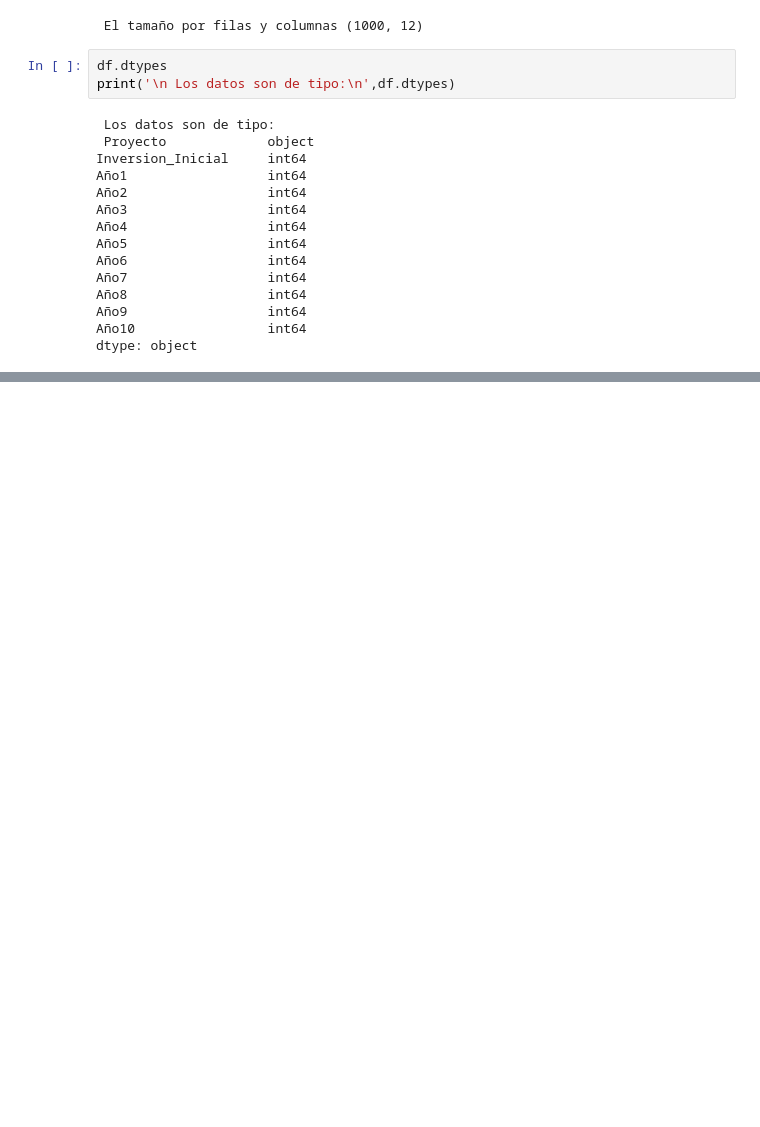
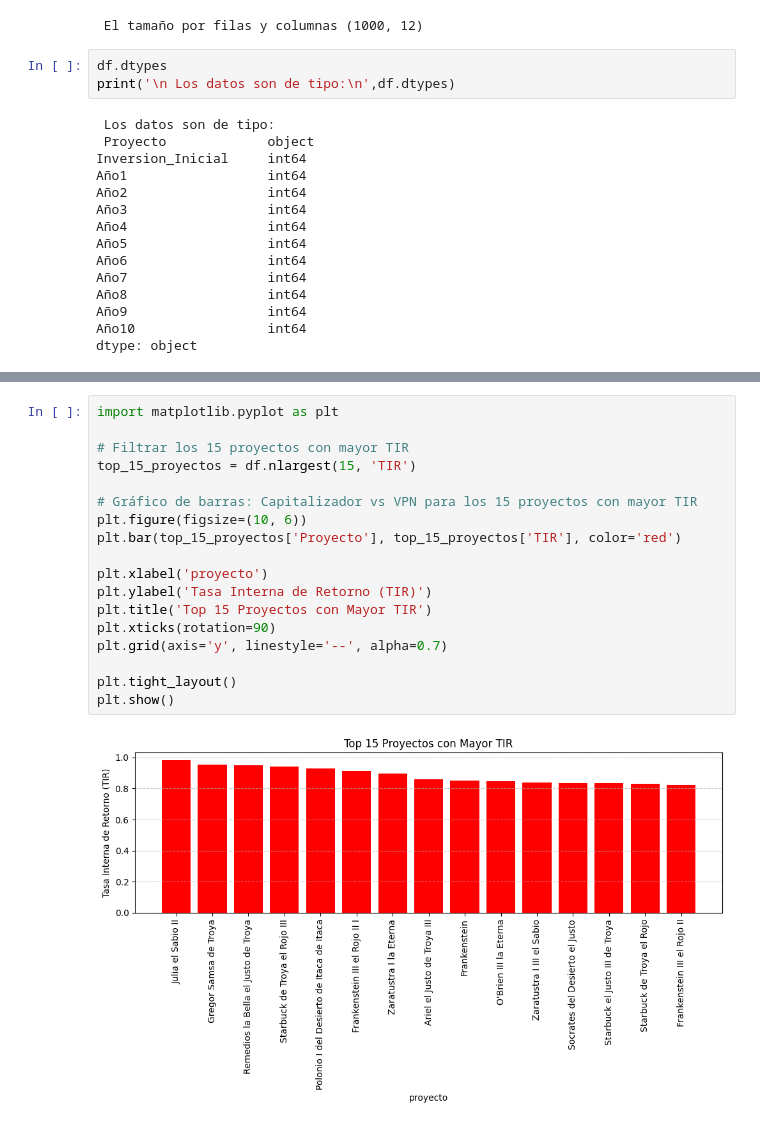
Before and after one commit to JEROFRAN/Curso_de_lenguajes_de_programaci-n, a Jupyter notebook: Examen_institucional_ipyn1.ipynb, the cells around one changed output, grey strips where cells are left out. Drawn from its saved outputs; the diff is of its cells as text; blank space fills up the shorter version.

```diff
--- a/Examen_institucional_ipyn1.ipynb
+++ b/Examen_institucional_ipyn1.ipynb
@@ -165,0 +194,20 @@ FloatSlider(value=0.1, description='Tasa (%)', max=0.3, min=0.01, step=0.01)
+# %%
+import matplotlib.pyplot as plt
+
+# Filtrar los 15 proyectos con mayor TIR
+top_15_proyectos = df.nlargest(15, 'TIR')
+
+# Gráfico de barras: Capitalizador vs VPN para los 15 proyectos con mayor TIR
+plt.figure(figsize=(10, 6))
+plt.bar(top_15_proyectos['Proyecto'], top_15_proyectos['TIR'], color='red')
+
+plt.xlabel('proyecto')
+plt.ylabel('Tasa Interna de Retorno (TIR)')
+plt.title('Top 15 Proyectos con Mayor TIR')
+plt.xticks(rotation=90)
+plt.grid(axis='y', linestyle='--', alpha=0.7)
+
+plt.tight_layout()
+plt.show()
+# %% [output]
+[figure, added]
```
Also changed, not shown: parts of 16 cells of this notebook.
